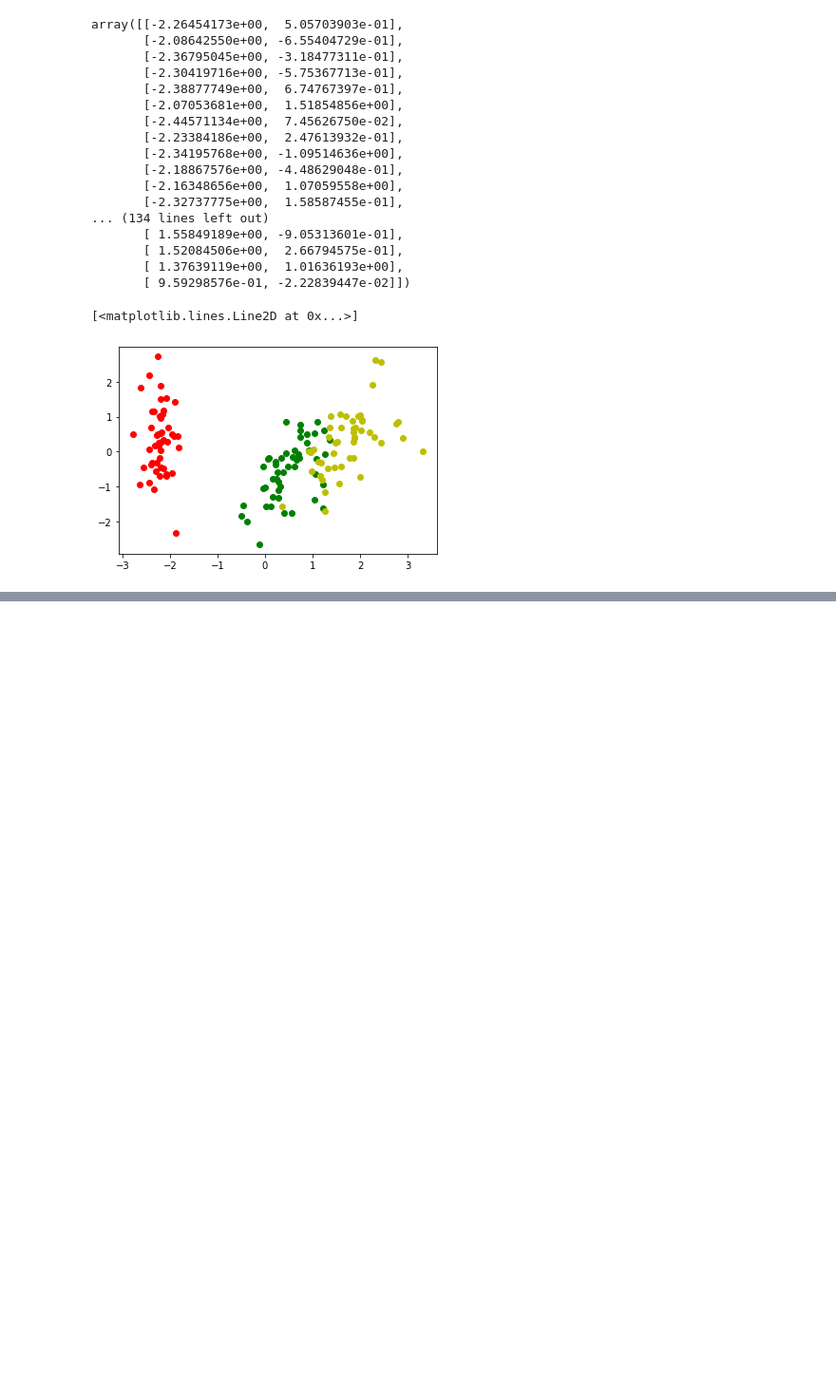
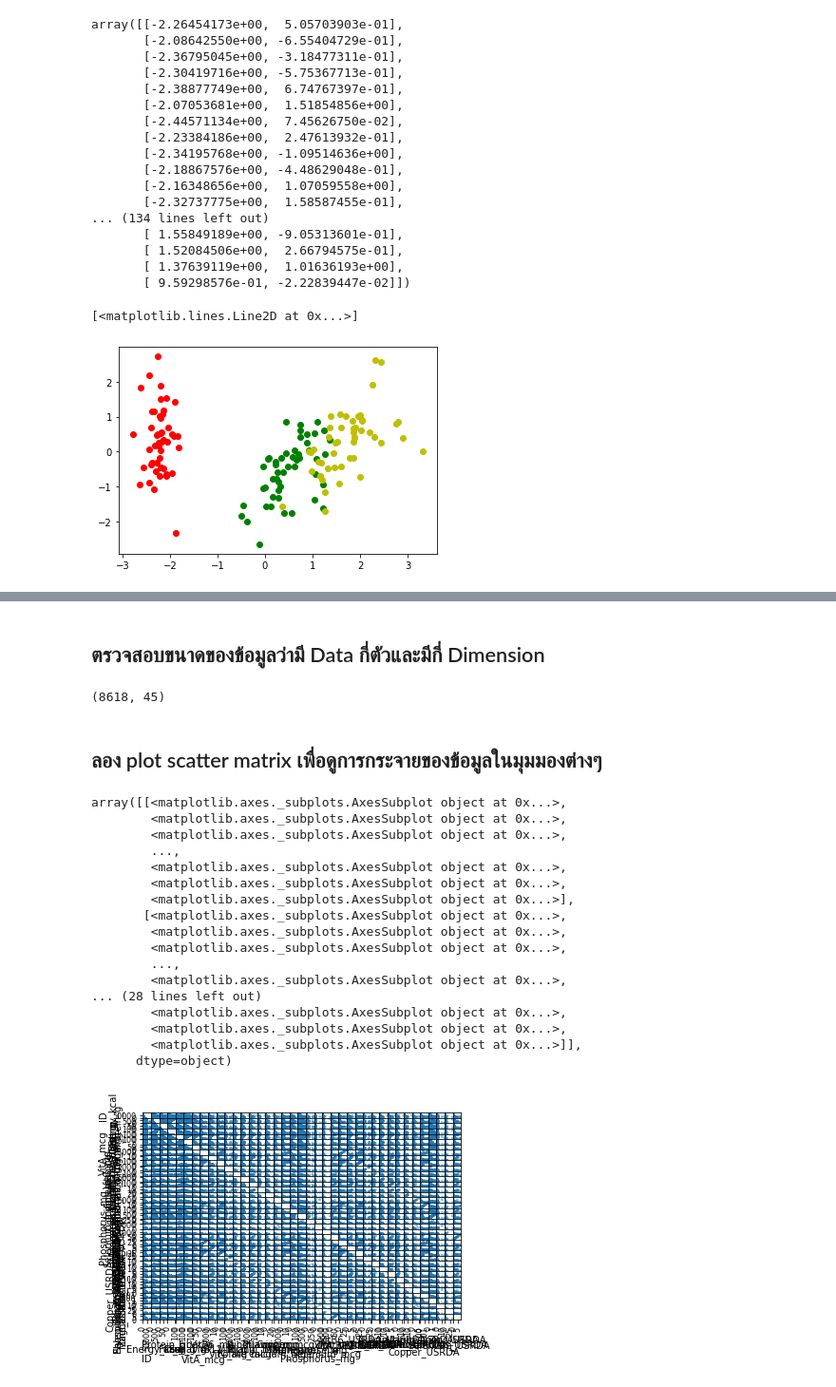
Before and after one commit to Pornchita2541/Multivariate, a Jupyter notebook: Chapter3_PCA.ipynb, the cells around one changed output, grey strips where cells are left out. Shown: that part at 95% size. Saved outputs shown, nothing was run; the diff lists cells and outputs as text; code cells hidden in the pictures; blank space fills up the shorter version.

```diff
--- a/Chapter3_PCA.ipynb
+++ b/Chapter3_PCA.ipynb
@@ -408,0 +413,3 @@ plt.plot(new_pca[100:,0],new_pca[100:,1],'oy')
+# %%
+data=pd.read_csv('nndb_flat.csv')
+data
@@ -408,0 +430,29 @@ plt.plot(new_pca[100:,0],new_pca[100:,1],'oy')
+# %% [markdown]
+## ตรวจสอบขนาดของข้อมูลว่ามี Data กี่ตัวและมีกี่ Dimension
+# %%
+data.shape #ดู dimation ของข้อมูล
+# %% [output]
+(8618, 45)
+# %% [markdown]
+## ลอง plot scatter matrix เพื่อดูการกระจายของข้อมูลในมุมมองต่างๆ
+# %%
+pd.plotting.scatter_matrix(data) #พล็อตScatter matrix เพื่อดูการกระจายของข้อมูลก่อนนำไปวิเคราะห์
+# %% [output]
+array([[<matplotlib.axes._subplots.AxesSubplot object at 0x...>,
+        <matplotlib.axes._subplots.AxesSubplot object at 0x...>,
+        <matplotlib.axes._subplots.AxesSubplot object at 0x...>,
+        ...,
+        <matplotlib.axes._subplots.AxesSubplot object at 0x...>,
+        <matplotlib.axes._subplots.AxesSubplot object at 0x...>,
+        <matplotlib.axes._subplots.AxesSubplot object at 0x...>],
+       [<matplotlib.axes._subplots.AxesSubplot object at 0x...>,
+        <matplotlib.axes._subplots.AxesSubplot object at 0x...>,
+        <matplotlib.axes._subplots.AxesSubplot object at 0x...>,
+        ...,
+        <matplotlib.axes._subplots.AxesSubplot object at 0x...>,
+... (28 lines left out)
+        <matplotlib.axes._subplots.AxesSubplot object at 0x...>,
+        <matplotlib.axes._subplots.AxesSubplot object at 0x...>,
+        <matplotlib.axes._subplots.AxesSubplot object at 0x...>]],
+      dtype=object)
+[figure, added]
```
Also changed, not shown: parts of 17 cells of this notebook.
